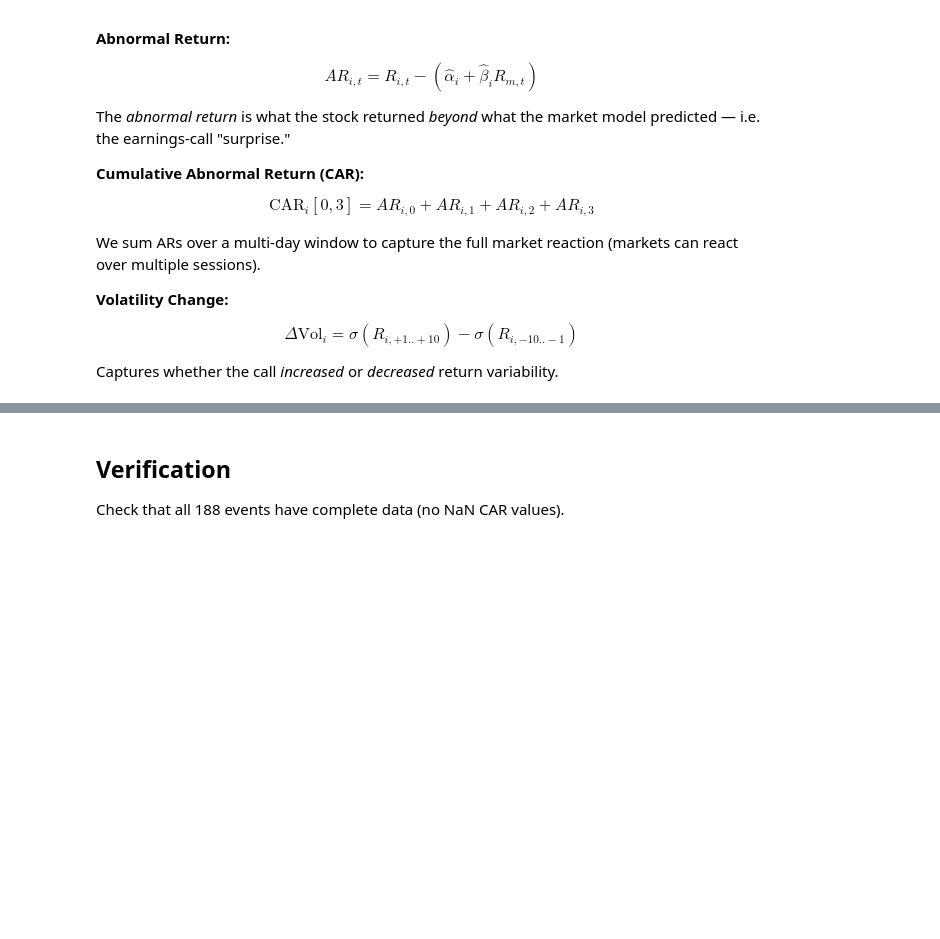
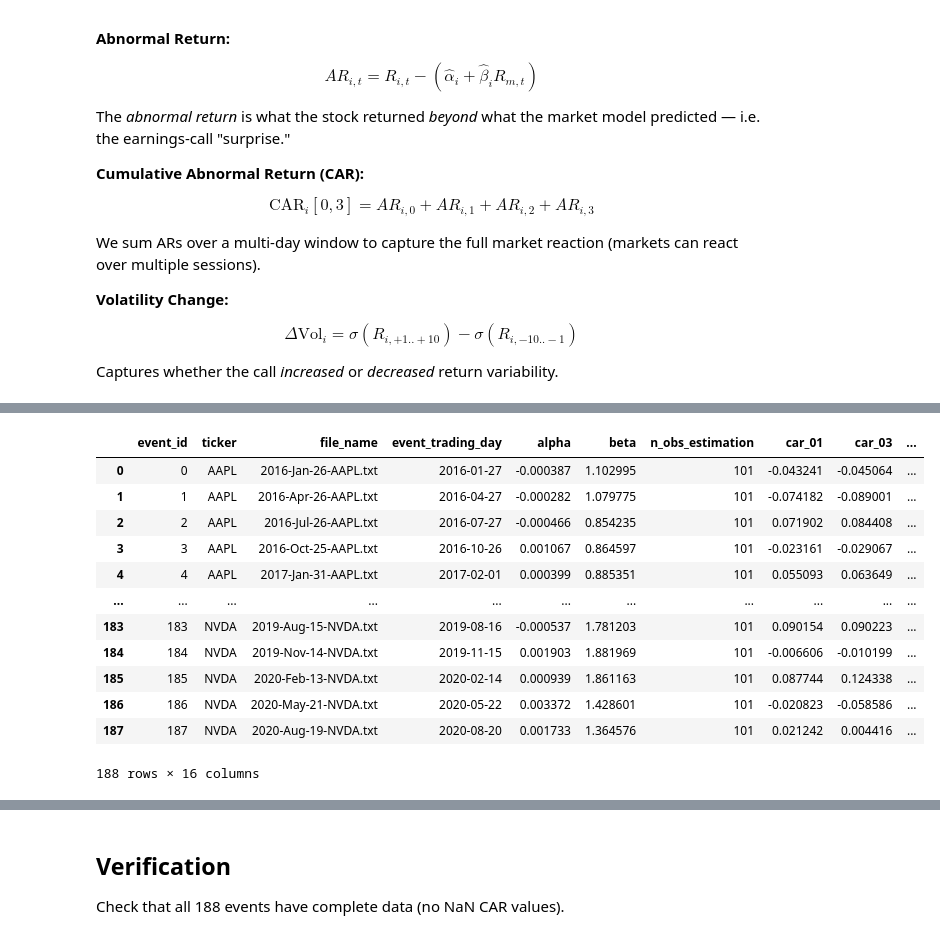
Before and after one commit to Tee-Time-Software-Solutions/NASDAQ-NLP, a Jupyter notebook: notebooks/01_data_pipeline.ipynb, the cells around one changed output, grey strips where cells are left out. Saved outputs shown, nothing was run; the diff lists cells and outputs as text; code cells hidden in the pictures; blank space fills up the shorter version.

```diff
--- a/notebooks/01_data_pipeline.ipynb
+++ b/notebooks/01_data_pipeline.ipynb
@@ -185,3 +207,19 @@ event_study[['car_01','car_03','ar_0','delta_vol']].describe().round(4)
+# %%
+event_study
+# %% [output]
+|  | event_id | ticker | file_name | event_trading_day | alpha | beta | n_obs_estimation | car_01 | car_03 | ... |
+| 0 | 0 | AAPL | 2016-Jan-26-AAPL.txt | 2016-01-27 | -0.000387 | 1.102995 | 101 | -0.043241 | -0.045064 | ... |
+| 1 | 1 | AAPL | 2016-Apr-26-AAPL.txt | 2016-04-27 | -0.000282 | 1.079775 | 101 | -0.074182 | -0.089001 | ... |
+| 2 | 2 | AAPL | 2016-Jul-26-AAPL.txt | 2016-07-27 | -0.000466 | 0.854235 | 101 | 0.071902 | 0.084408 | ... |
+| 3 | 3 | AAPL | 2016-Oct-25-AAPL.txt | 2016-10-26 | 0.001067 | 0.864597 | 101 | -0.023161 | -0.029067 | ... |
+| 4 | 4 | AAPL | 2017-Jan-31-AAPL.txt | 2017-02-01 | 0.000399 | 0.885351 | 101 | 0.055093 | 0.063649 | ... |
+| ... | ... | ... | ... | ... | ... | ... | ... | ... | ... | ... |
+| 183 | 183 | NVDA | 2019-Aug-15-NVDA.txt | 2019-08-16 | -0.000537 | 1.781203 | 101 | 0.090154 | 0.090223 | ... |
+| 184 | 184 | NVDA | 2019-Nov-14-NVDA.txt | 2019-11-15 | 0.001903 | 1.881969 | 101 | -0.006606 | -0.010199 | ... |
+| 185 | 185 | NVDA | 2020-Feb-13-NVDA.txt | 2020-02-14 | 0.000939 | 1.861163 | 101 | 0.087744 | 0.124338 | ... |
+| 186 | 186 | NVDA | 2020-May-21-NVDA.txt | 2020-05-22 | 0.003372 | 1.428601 | 101 | -0.020823 | -0.058586 | ... |
+| 187 | 187 | NVDA | 2020-Aug-19-NVDA.txt | 2020-08-20 | 0.001733 | 1.364576 | 101 | 0.021242 | 0.004416 | ... |
+188 rows × 16 columns
 # %%
 import matplotlib.pyplot as plt
 import matplotlib
```
Also changed, not shown: parts of 3 cells of this notebook, 2 other files.
